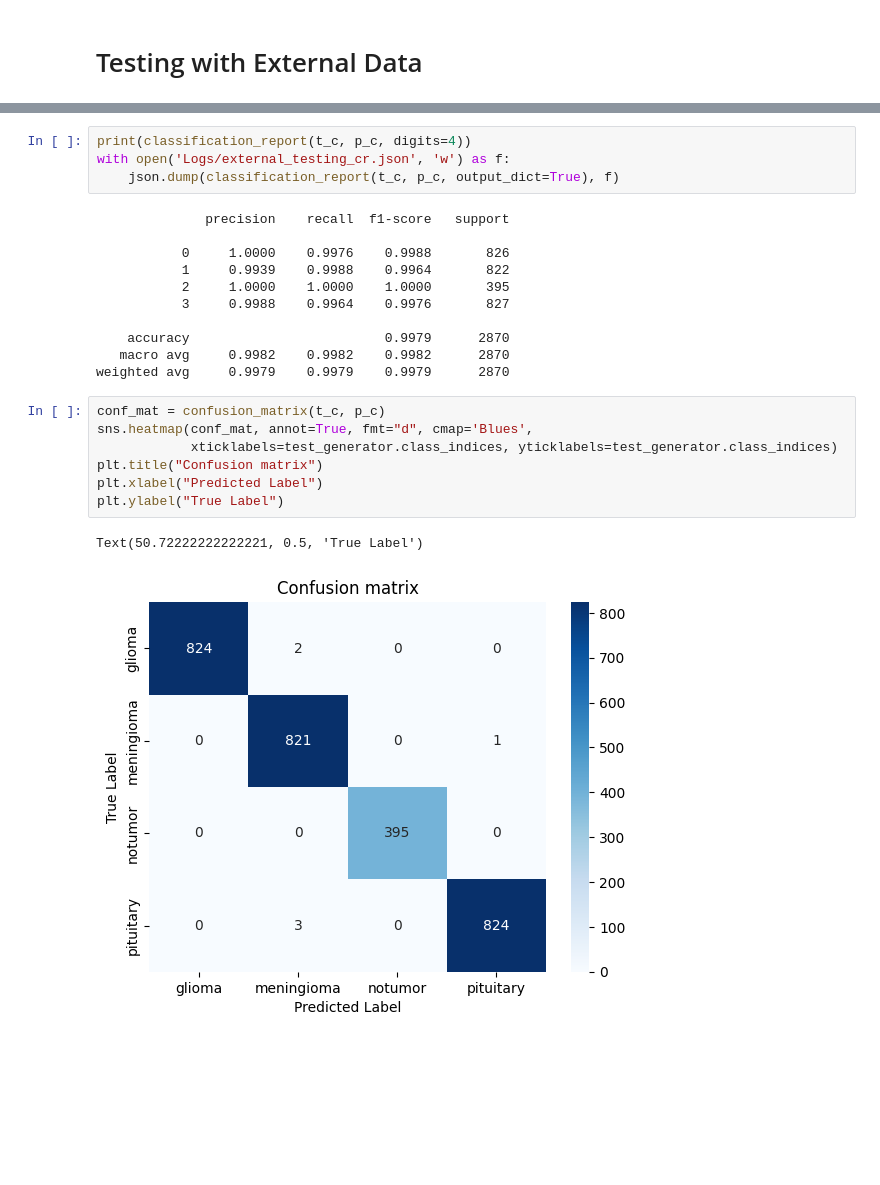
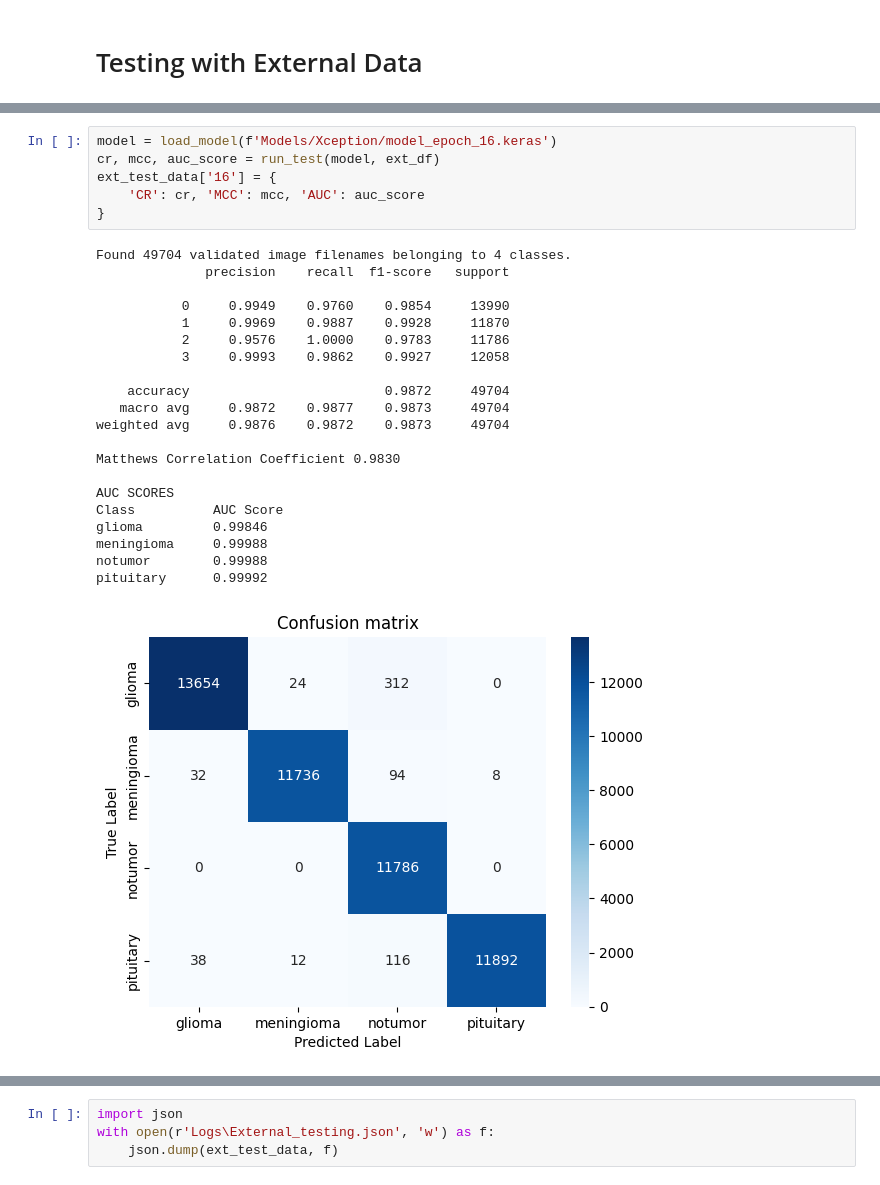
Before and after one commit to Rahul-Samedavar/Brain-Tumor-Detector-From-MRI-Scan, a Jupyter notebook: trainer.ipynb, the cells around one changed output, grey strips where cells are left out. Cells and saved outputs as stored; diff of their text form; blank space fills up the shorter version.

```diff
--- a/trainer.ipynb
+++ b/trainer.ipynb
@@ -352,0 +481,28 @@ p_c = np.argmax(pred, axis=1)
+# %%
+model = load_model(f'Models/Xception/model_epoch_16.keras')
+cr, mcc, auc_score = run_test(model, ext_df)
+ext_test_data['16'] = {
+    'CR': cr, 'MCC': mcc, 'AUC': auc_score
+}
+# %% [output]
+Found 49704 validated image filenames belonging to 4 classes.
+              precision    recall  f1-score   support
+
+           0     0.9949    0.9760    0.9854     13990
+           1     0.9969    0.9887    0.9928     11870
+           2     0.9576    1.0000    0.9783     11786
+           3     0.9993    0.9862    0.9927     12058
+
+    accuracy                         0.9872     49704
+   macro avg     0.9872    0.9877    0.9873     49704
+weighted avg     0.9876    0.9872    0.9873     49704
+
+Matthews Correlation Coefficient 0.9830
+
+AUC SCORES
+Class          AUC Score
+glioma         0.99846
+meningioma     0.99988
+notumor        0.99988
+pituitary      0.99992
+[figure, added]
@@ -353,25 +510,4 @@ p_c = np.argmax(pred, axis=1)
 # %%
-print(classification_report(t_c, p_c, digits=4))
-with open('Logs/external_testing_cr.json', 'w') as f:
-    json.dump(classification_report(t_c, p_c, output_dict=True), f)
+import json
+with open(r'Logs\External_testing.json', 'w') as f:
+    json.dump(ext_test_data, f)
-# %% [output]
-              precision    recall  f1-score   support
-
-           0     1.0000    0.9976    0.9988       826
-           1     0.9939    0.9988    0.9964       822
-           2     1.0000    1.0000    1.0000       395
-           3     0.9988    0.9964    0.9976       827
-
-    accuracy                         0.9979      2870
-   macro avg     0.9982    0.9982    0.9982      2870
-weighted avg     0.9979    0.9979    0.9979      2870
-# %%
-conf_mat = confusion_matrix(t_c, p_c)
-sns.heatmap(conf_mat, annot=True, fmt="d", cmap='Blues',
-            xticklabels=test_generator.class_indices, yticklabels=test_generator.class_indices)
-plt.title("Confusion matrix")
-plt.xlabel("Predicted Label")
-plt.ylabel("True Label")
-# %% [output]
-Text(50.72222222222221, 0.5, 'True Label')
-[figure, removed]
```
Also changed, not shown: parts of 32 cells of this notebook, 25 other files.
